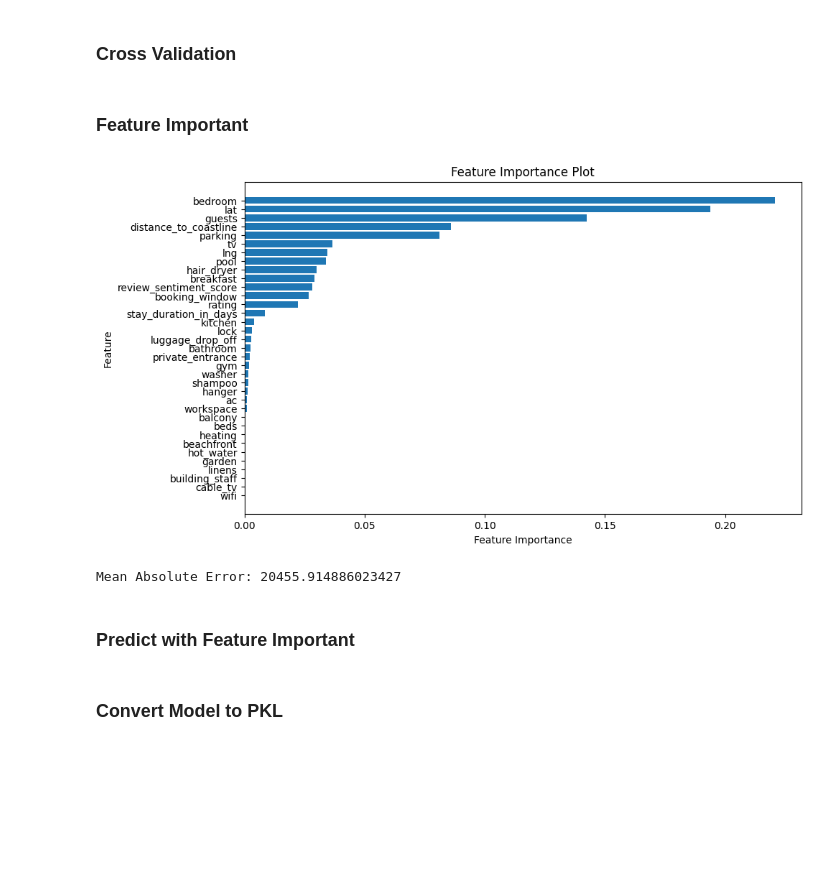
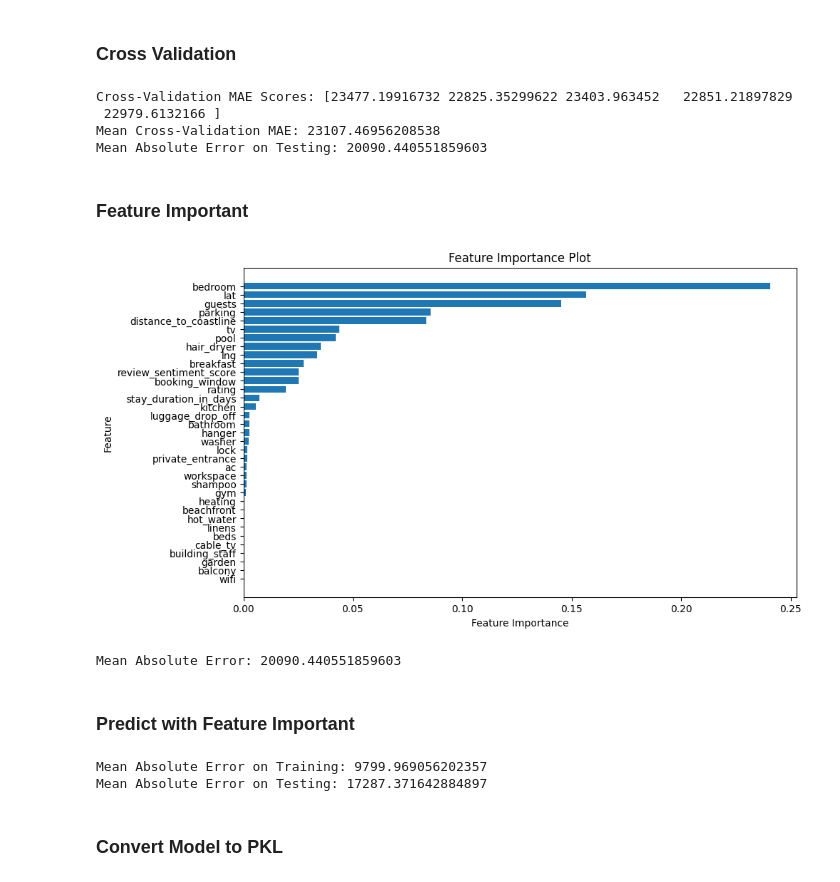
Before and after one commit to naufalsutrisna/Room-Pricing-Bukit-Vista, a Jupyter notebook: machine learning/xgboost_model.ipynb, the cells around one changed output. Drawn from its saved outputs; the diff is of its cells as text; code cells hidden in the pictures; blank space fills up the shorter version.

Commit message:
Tuned XGBoost Model

```diff
--- a/machine learning/xgboost_model.ipynb
+++ b/machine learning/xgboost_model.ipynb
@@ -125,71 +115,76 @@ Mean Absolute Error on Testing: 20455.914886023427
 # %% [markdown]
 ### Cross Validation
 # %%
-# # Define your XGBoost model
-# model = XGBRegressor(learning_rate=0.5, max_depth=10, n_estimators=5000, random_state=42)
+# Define your XGBoost model
+model = XGBRegressor(learning_rate=0.3, max_depth=9, n_estimators=2000, random_state=42)
 
-# # Define the k-fold cross-validation scheme
-# kf = KFold(n_splits=5, shuffle=True, random_state=42)
+# Define the k-fold cross-validation scheme
+kf = KFold(n_splits=5, shuffle=True, random_state=42)
 
-# # Define the scoring function
-# scorer = make_scorer(mean_absolute_error, greater_is_better=False)
+# Define the scoring function
+scorer = make_scorer(mean_absolute_error, greater_is_better=False)
 
-# # Perform cross-validation and get scores
-# cv_scores = cross_val_score(model, X_train, y_train, cv=kf, scoring=scorer)
+# Perform cross-validation and get scores
+cv_scores = cross_val_score(model, X_train, y_train, cv=kf, scoring=scorer)
 
-# # Convert negative MAE to positive since we used greater_is_better=False
-# cv_scores = -cv_scores
+# Convert negative MAE to positive since we used greater_is_better=False
+cv_scores = -cv_scores
 
-# # Print the cross-validation scores and their mean
-# print(f'Cross-Validation MAE Scores: {cv_scores}')
-# print(f'Mean Cross-Validation MAE: {np.mean(cv_scores)}')
+# Print the cross-validation scores and their mean
+print(f'Cross-Validation MAE Scores: {cv_scores}')
+print(f'Mean Cross-Validation MAE: {np.mean(cv_scores)}')
 
-# # Fit the model on the entire training data
-# model.fit(X_train, y_train)
+# Fit the model on the entire training data
+model.fit(X_train, y_train)
 
-# # Make predictions on the test data
-# y_pred_test = model.predict(X_test)
+# Make predictions on the test data
+y_pred_test = model.predict(X_test)
 
-# # Evaluate the model on the test data
-# testing_mae = mean_absolute_error(y_test, y_pred_test)
-# print(f'Mean Absolute Error on Testing: {testing_mae}')
+# Evaluate the model on the test data
+testing_mae = mean_absolute_error(y_test, y_pred_test)
+print(f'Mean Absolute Error on Testing: {testing_mae}')
+# %% [output]
+Cross-Validation MAE Scores: [23477.19916732 22825.35299622 23403.963452   22851.21897829
+ 22979.6132166 ]
+Mean Cross-Validation MAE: 23107.46956208538
+Mean Absolute Error on Testing: 20090.440551859603
 # %% [markdown]
 ### Feature Important
 # %%
 import matplotlib.pyplot as plt
 
 # Initialize a new XGBoost model with the best hyperparameters
-best_model = XGBRegressor(max_depth=11, n_estimators=1000, random_state=42)
+best_model = XGBRegressor(learning_rate=0.3, max_depth=9, n_estimators=2000, random_state=42)
 
 # Train the model on the entire training dataset with the best hyperparameters
 best_model.fit(X_train, y_train)
 
 # Get feature importances from the best model
 feature_importances = best_model.feature_importances_
 
 # Create a DataFrame to store feature importances with corresponding column names
 fi_df = pd.DataFrame({'Feature': X.columns, 'Importance': feature_importances})
 
 # Sort the DataFrame by feature importance values
 fi_df = fi_df.sort_values(by='Importance', ascending=True)
 
 # Plot feature importances
 plt.figure(figsize=(10, 6))
 plt.barh(fi_df['Feature'], fi_df['Importance'])
 plt.xlabel('Feature Importance')
 plt.ylabel('Feature')
 plt.title('Feature Importance Plot')
 plt.show()
 
 # Make predictions on the test set using the best model
 y_pred = best_model.predict(X_test)
 
 # Calculate Mean Absolute Error (MAE)
 mae = mean_absolute_error(y_test, y_pred)
 print("Mean Absolute Error:", mae)
 # %% [output]
-[figure, old version]
+[figure, new version]
-Mean Absolute Error: 20455.914886023427
+Mean Absolute Error: 20090.440551859603
 # %% [markdown]
 ### Predict with Feature Important
 # %%
@@ -211,20 +207,23 @@ Mean Absolute Error: 20455.914886023427
 # %%
-# # Initialize the XGBoost model
-# model = XGBRegressor(learning_rate=0.5, max_depth=11, n_estimators=1000, random_state=42)
+# Initialize the XGBoost model
+model = XGBRegressor(learning_rate=0.3, max_depth=9, n_estimators=2000, random_state=42)
 
-# # Fit the model on the training data
-# model.fit(X_important_train, y_important_train)
+# Fit the model on the training data
+model.fit(X_important_train, y_important_train)
 
-# # Make predictions on the test data
-# y_pred_important_train = model.predict(X_important_train)
-# y_pred_important_test = model.predict(X_important_test)
+# Make predictions on the test data
+y_pred_important_train = model.predict(X_important_train)
+y_pred_important_test = model.predict(X_important_test)
 
-# # Evaluate the model
-# training_important_mae = mean_absolute_error(y_important_train, y_pred_important_train)
-# print(f'Mean Absolute Error on Training: {training_important_mae}')
+# Evaluate the model
+training_important_mae = mean_absolute_error(y_important_train, y_pred_important_train)
+print(f'Mean Absolute Error on Training: {training_important_mae}')
 
-# testing_important_mae = mean_absolute_error(y_important_test, y_pred_important_test)
-# print(f'Mean Absolute Error on Testing: {testing_important_mae}')
+testing_important_mae = mean_absolute_error(y_important_test, y_pred_important_test)
+print(f'Mean Absolute Error on Testing: {testing_important_mae}')
+# %% [output]
+Mean Absolute Error on Training: 9799.969056202357
+Mean Absolute Error on Testing: 17287.371642884897
 # %% [markdown]
 ### Convert Model to PKL
 # %%
```
Also changed, not shown: parts of 9 cells of this notebook.
